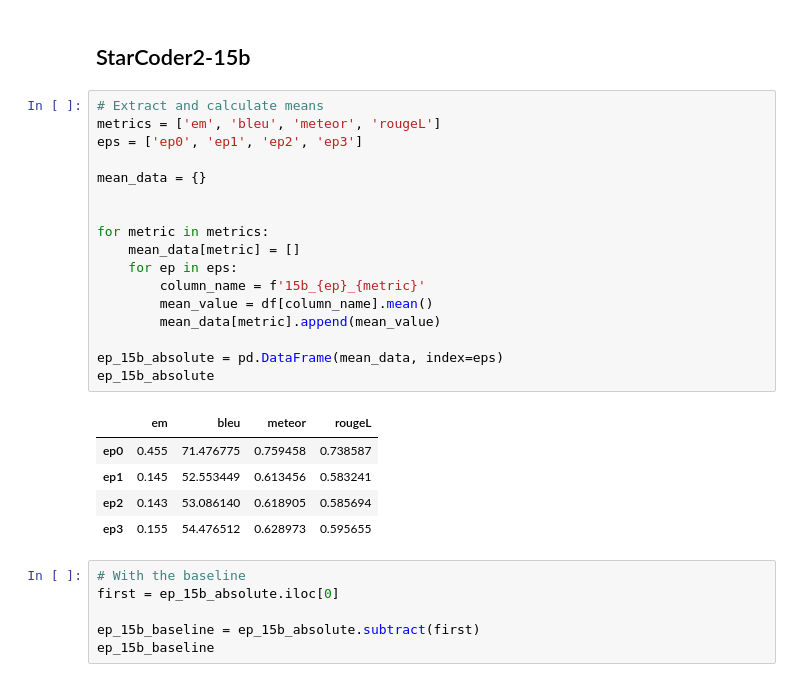
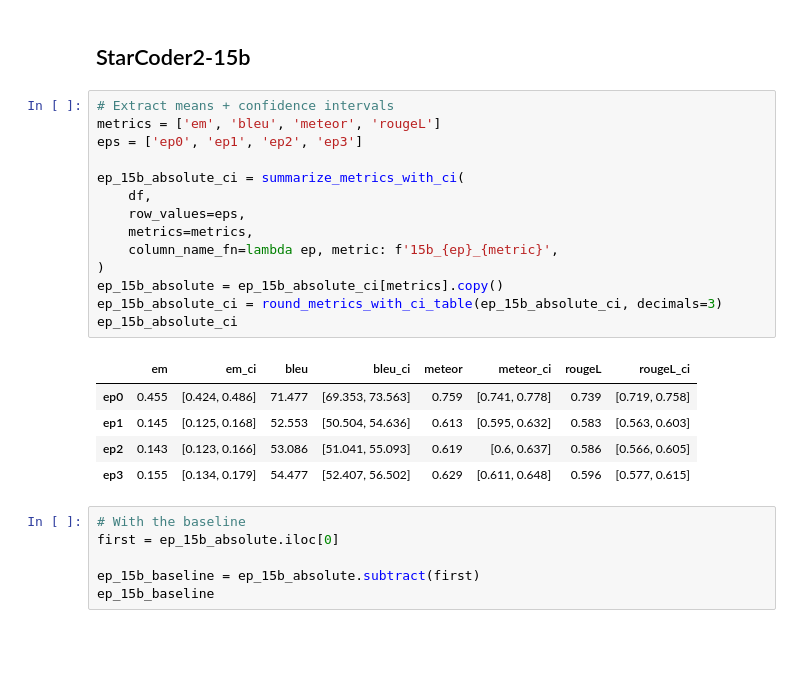
Before and after one commit to AISE-TUDelft/LLM4Code-memtune-ext, a Jupyter notebook: experiments/full_precision/forgeting/results/p_results_forget.ipynb, the cells around one changed output. Cells and saved outputs as stored; diff of their text form; blank space fills up the shorter version.

```diff
--- a/experiments/full_precision/forgeting/results/p_results_forget.ipynb
+++ b/experiments/full_precision/forgeting/results/p_results_forget.ipynb
@@ -108,28 +112,25 @@ ep_7b_baseline
 # %% [markdown]
 ## StarCoder2-15b
 # %%
-# Extract and calculate means
+# Extract means + confidence intervals
 metrics = ['em', 'bleu', 'meteor', 'rougeL']
 eps = ['ep0', 'ep1', 'ep2', 'ep3']
 
-mean_data = {}
-
-
-for metric in metrics:
-    mean_data[metric] = []
-    for ep in eps:
-        column_name = f'15b_{ep}_{metric}'
-        mean_value = df[column_name].mean()
-        mean_data[metric].append(mean_value)
-
-ep_15b_absolute = pd.DataFrame(mean_data, index=eps)
-ep_15b_absolute
+ep_15b_absolute_ci = summarize_metrics_with_ci(
+    df,
+    row_values=eps,
+    metrics=metrics,
+    column_name_fn=lambda ep, metric: f'15b_{ep}_{metric}',
+)
+ep_15b_absolute = ep_15b_absolute_ci[metrics].copy()
+ep_15b_absolute_ci = round_metrics_with_ci_table(ep_15b_absolute_ci, decimals=3)
+ep_15b_absolute_ci
 # %% [output]
-|  | em | bleu | meteor | rougeL |
-| ep0 | 0.455 | 71.476775 | 0.759458 | 0.738587 |
-| ep1 | 0.145 | 52.553449 | 0.613456 | 0.583241 |
-| ep2 | 0.143 | 53.086140 | 0.618905 | 0.585694 |
-| ep3 | 0.155 | 54.476512 | 0.628973 | 0.595655 |
+|  | em | em_ci | bleu | bleu_ci | meteor | meteor_ci | rougeL | rougeL_ci |
+| ep0 | 0.455 | [0.424, 0.486] | 71.477 | [69.353, 73.563] | 0.759 | [0.741, 0.778] | 0.739 | [0.719, 0.758] |
+| ep1 | 0.145 | [0.125, 0.168] | 52.553 | [50.504, 54.636] | 0.613 | [0.595, 0.632] | 0.583 | [0.563, 0.603] |
+| ep2 | 0.143 | [0.123, 0.166] | 53.086 | [51.041, 55.093] | 0.619 | [0.6, 0.637] | 0.586 | [0.566, 0.605] |
+| ep3 | 0.155 | [0.134, 0.179] | 54.477 | [52.407, 56.502] | 0.629 | [0.611, 0.648] | 0.596 | [0.577, 0.615] |
 # %%
 # With the baseline
 first = ep_15b_absolute.iloc[0]
```
Also changed, not shown: parts of 13 cells of this notebook, 1 other file.
